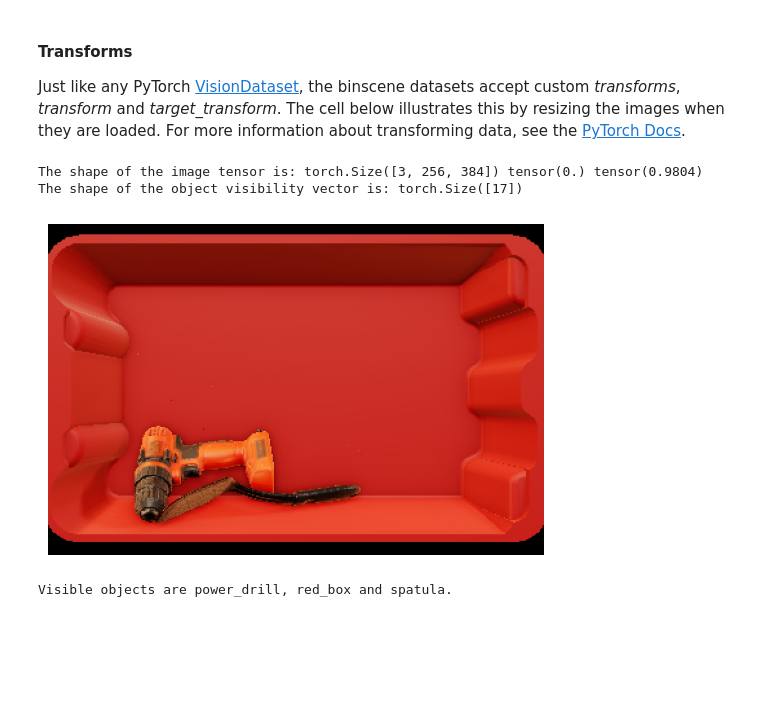
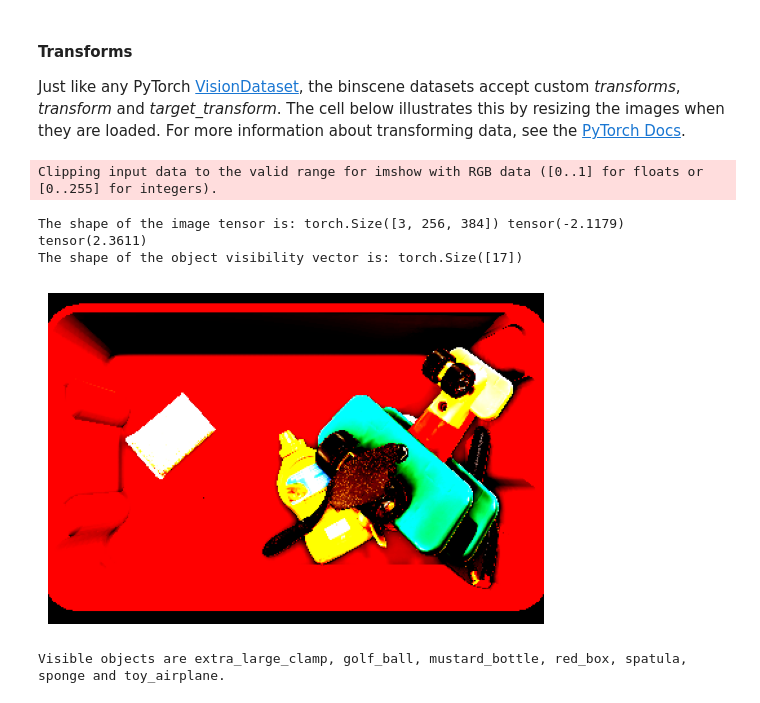
Before and after one commit to FirstThread/DDPM-and-LDM, a Jupyter notebook: BinsceneA_Dataset-Copy2-ResNeXt50.ipynb, the cells around one changed output. Saved outputs shown, nothing was run; the diff lists cells and outputs as text; code cells hidden in the pictures; blank space fills up the shorter version.

```diff
--- a/BinsceneA_Dataset-Copy2-ResNeXt50.ipynb
+++ b/BinsceneA_Dataset-Copy2-ResNeXt50.ipynb
@@ -54,36 +54,44 @@ Just like any PyTorch [VisionDataset](https://pytorch.org/vision/main/generated/
 # %%
 import torchvision
 # we don't need this module to warn us about all kinds of stuff
 torchvision.disable_beta_transforms_warning()
-from torchvision.transforms import Resize, CenterCrop, Compose
+from torchvision.transforms import Resize, CenterCrop, Compose, Normalize
 
 # transform is applied to the images, target transform is applied to the visibility vectors
 # transformS is applied to a tuple of (image, visibility vector)
 # These functions can be defined and chained as desired, but they expect torch tensors as inputs
 
 # in this case we only transform the images by resizing them
 # define the transform, this is just a function which takes and returns a tensor
 resize_transform = Resize(size=(90, 160), antialias=True)
 crop_transform = CenterCrop((256,384)) #Lambda(lambda t: t[...,14:90-14,32:160-32])
 image_transform = Compose([resize_transform, crop_transform])
+norm_transform = Normalize(mean = [0.485, 0.456, 0.406], std=[0.229, 0.224, 0.225])
+crop_norm_transform = Compose([crop_transform,norm_transform])
 # initialize a dataset which applies the transform to each sample image
 transformed_dataset = BinsceneA(root='/data/BinsceneA_16_objects', split='train', premultiply_alpha=True,
-                                transform=crop_transform)
+                                transform=crop_norm_transform)
 trainloader = torch.utils.data.DataLoader(transformed_dataset, batch_size=32,
                                           shuffle=True, num_workers=12,pin_memory=True)
+transformed_dataset_eval = BinsceneA(root='/data/BinsceneA_16_objects', split='val', premultiply_alpha=True,
+                                transform=crop_norm_transform)
+evalloader = torch.utils.data.DataLoader(transformed_dataset_eval, batch_size=512,
+                                          shuffle=True, num_workers=12,pin_memory=True)
+
 # get a sample and print the shapes
 sample_idx = random.randrange(len(transformed_dataset))
 img_tensor, object_visibility_vector = transformed_dataset.__getitem__(sample_idx)
 print('The shape of the image tensor is:', img_tensor.shape, img_tensor.min(), img_tensor.max())
 print('The shape of the object visibility vector is:', object_visibility_vector.shape)
 # visualize it
 fig, ax = plt.subplots()
 ax, image_description = transformed_dataset.show(img_tensor, object_visibility_vector, ax)
 plt.axis('off')
 plt.show()
 print(image_description)
 # %% [output]
-The shape of the image tensor is: torch.Size([3, 256, 384]) tensor(0.) tensor(0.9804)
-The shape of the object visibility vector is: torch.Size([17])
+Clipping input data to the valid range for imshow with RGB data ([0..1] for floats or [0..255] for integers).
+The shape of the image tensor is: torch.Size([3, 256, 384]) tensor(-2.1179) tensor(2.3611)
+The shape of the object visibility vector is: torch.Size([17])
-[figure, old version]
+[figure, new version]
-Visible objects are power_drill, red_box and spatula.
+Visible objects are extra_large_clamp, golf_ball, mustard_bottle, red_box, spatula, sponge and toy_airplane.
```
Also changed, not shown: parts of 19 cells of this notebook.
